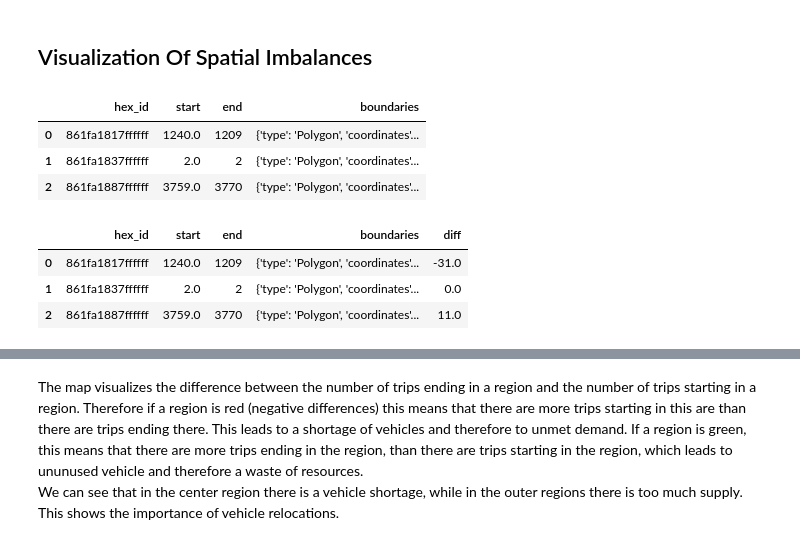
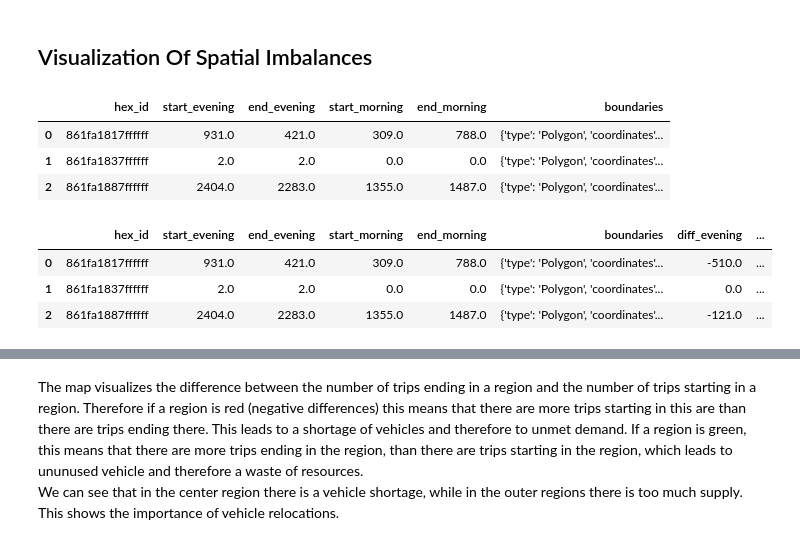
Before and after one commit to mogottsch/vehicle-reposition-2, a Jupyter notebook: src/notebooks/1_descriptive_analysis.ipynb, the cells around one changed output, grey strips where cells are left out. Drawn from its saved outputs; the diff is of its cells as text; code cells hidden in the pictures.

Commit message:
Split demand visualization in evening morning

```diff
--- a/src/notebooks/1_descriptive_analysis.ipynb
+++ b/src/notebooks/1_descriptive_analysis.ipynb
@@ -373,15 +374,21 @@ speeds
 # %% [markdown]
 ## Visualization Of Spatial Imbalances
 # %%
-# trips_filtered = trips[(trips['hour'] > 5) & (trips['hour'] < 10)]
-# trips_filtered = trips[(trips['hour'] > 15) & (trips['hour'] < 20)]
-# trips_filtered = trips[trips['weekday'] >= 5]
+trips_morning = trips[(trips['hour'] < 12)]
+trips_evening = trips[(trips['hour'] >= 12)]
 
-trips_grouped_start = trips.groupby("start_hex_id").size().to_frame("start")
-trips_grouped_end = trips.groupby("end_hex_id").size().to_frame("end")
-trips_grouped = trips_grouped_start.merge(
-    trips_grouped_end, left_index=True, right_index=True, how="outer"
+trips_grouped_start_morning = trips_morning.groupby("start_hex_id").size().to_frame("start")
+trips_grouped_end_morning = trips_morning.groupby("end_hex_id").size().to_frame("end")
+trips_grouped_start_evening = trips_evening.groupby("start_hex_id").size().to_frame("start")
+trips_grouped_end_evening = trips_evening.groupby("end_hex_id").size().to_frame("end")
+
+trips_grouped_morning = trips_grouped_start_morning.merge(
+    trips_grouped_end_morning, left_index=True, right_index=True, how="outer"
 ).fillna(0)
+trips_grouped_evening = trips_grouped_start_evening.merge(
+    trips_grouped_end_evening, left_index=True, right_index=True, how="outer"
+).fillna(0)
+trips_grouped = trips_grouped_evening.merge(trips_grouped_morning, left_index=True, right_index=True, how="outer", suffixes=("_evening", "_morning")).fillna(0)
 
 trips_grouped["boundaries"] = trips_grouped.index.map(
     lambda hex: {
@@ -392,15 +399,16 @@ trips_grouped["boundaries"] = trips_grouped.index.map(
 trips_grouped = trips_grouped.reset_index().rename(columns={'index': 'hex_id'})
 trips_grouped.head(3)
 # %% [output]
-|  | hex_id | start | end | boundaries |
-| 0 | 861fa1817ffffff | 1240.0 | 1209 | {'type': 'Polygon', 'coordinates'... |
-| 1 | 861fa1837ffffff | 2.0 | 2 | {'type': 'Polygon', 'coordinates'... |
-| 2 | 861fa1887ffffff | 3759.0 | 3770 | {'type': 'Polygon', 'coordinates'... |
+|  | hex_id | start_evening | end_evening | start_morning | end_morning | boundaries |
+| 0 | 861fa1817ffffff | 931.0 | 421.0 | 309.0 | 788.0 | {'type': 'Polygon', 'coordinates'... |
+| 1 | 861fa1837ffffff | 2.0 | 2.0 | 0.0 | 0.0 | {'type': 'Polygon', 'coordinates'... |
+| 2 | 861fa1887ffffff | 2404.0 | 2283.0 | 1355.0 | 1487.0 | {'type': 'Polygon', 'coordinates'... |
 # %%
-trips_grouped["diff"] = trips_grouped["end"] - trips_grouped["start"]
+trips_grouped["diff_evening"] = trips_grouped["end_evening"] - trips_grouped["start_evening"]
+trips_grouped["diff_morning"] = trips_grouped["end_morning"] - trips_grouped["start_morning"]
 trips_grouped.head(3)
 # %% [output]
-|  | hex_id | start | end | boundaries | diff |
-| 0 | 861fa1817ffffff | 1240.0 | 1209 | {'type': 'Polygon', 'coordinates'... | -31.0 |
-| 1 | 861fa1837ffffff | 2.0 | 2 | {'type': 'Polygon', 'coordinates'... | 0.0 |
-| 2 | 861fa1887ffffff | 3759.0 | 3770 | {'type': 'Polygon', 'coordinates'... | 11.0 |
+|  | hex_id | start_evening | end_evening | start_morning | end_morning | boundaries | diff_evening | ... |
+| 0 | 861fa1817ffffff | 931.0 | 421.0 | 309.0 | 788.0 | {'type': 'Polygon', 'coordinates'... | -510.0 | ... |
+| 1 | 861fa1837ffffff | 2.0 | 2.0 | 0.0 | 0.0 | {'type': 'Polygon', 'coordinates'... | 0.0 | ... |
+| 2 | 861fa1887ffffff | 2404.0 | 2283.0 | 1355.0 | 1487.0 | {'type': 'Polygon', 'coordinates'... | -121.0 | ... |
```
Also changed, not shown: parts of 6 cells of this notebook, 1 other file.
